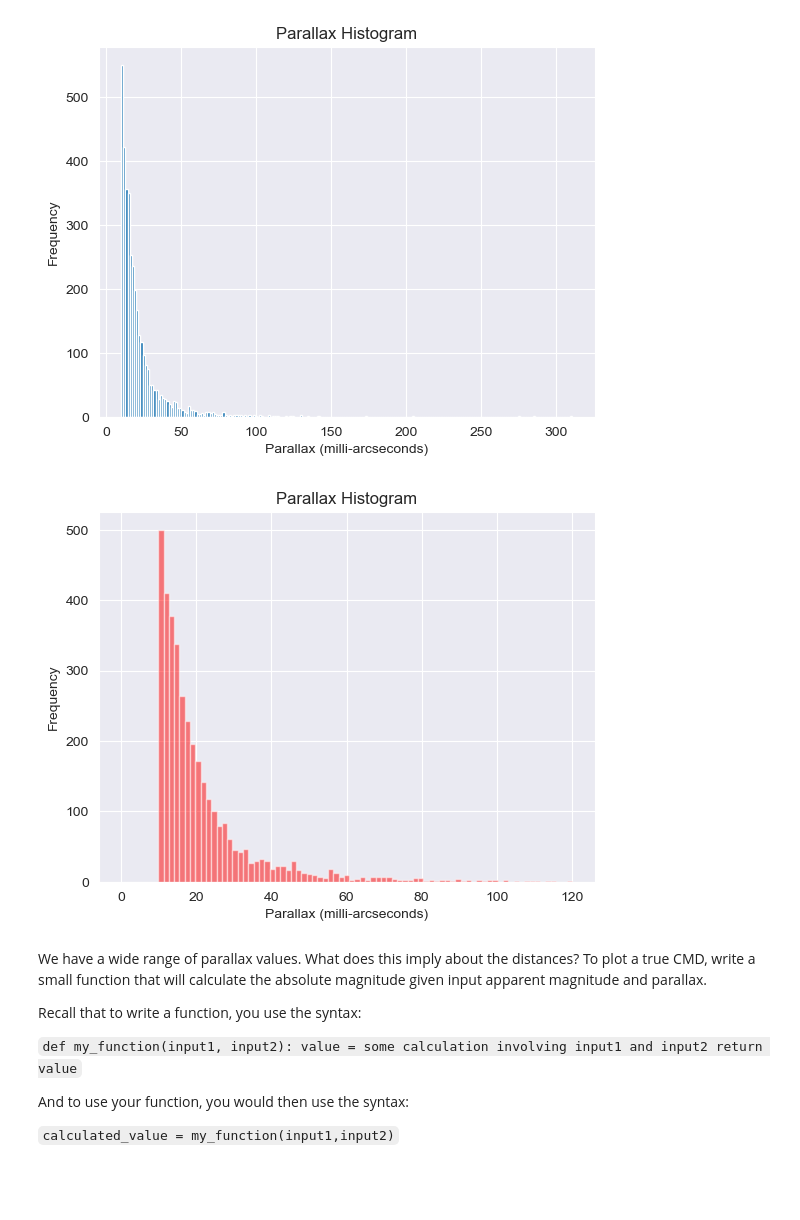
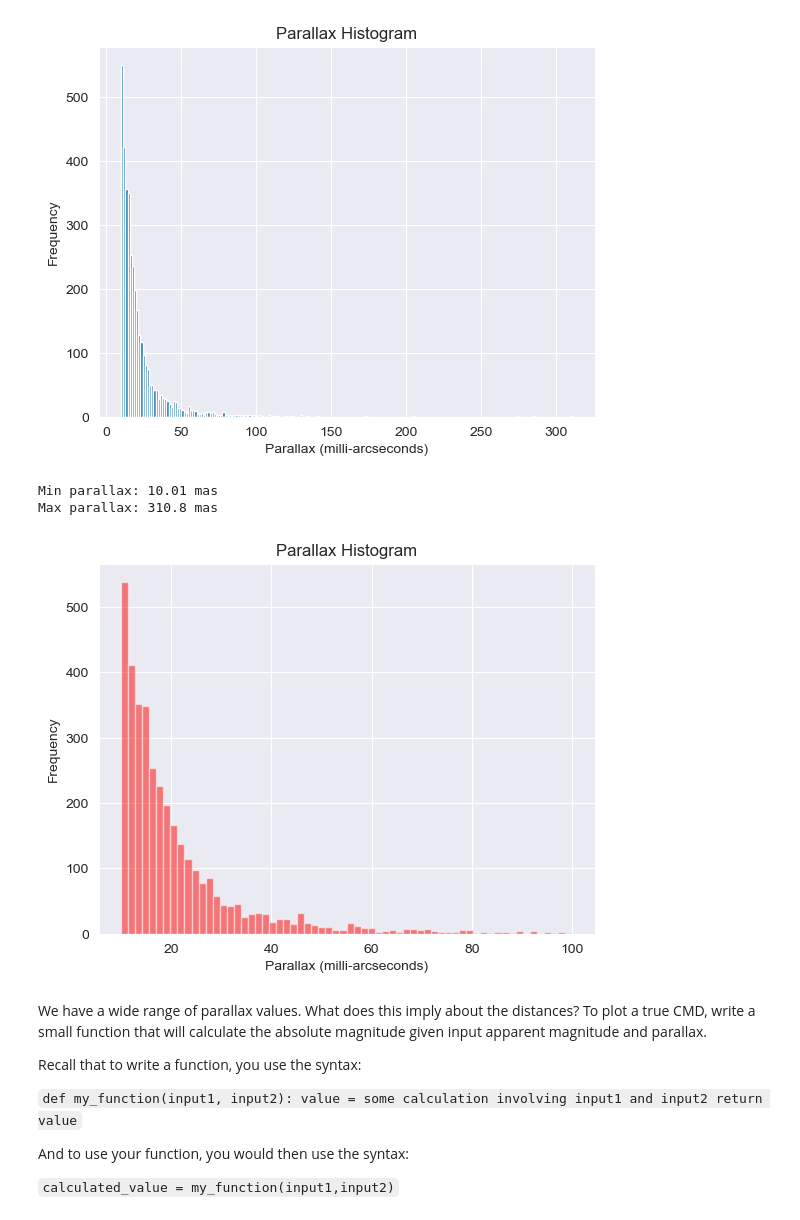
Before and after one commit to oscar066/Stellar-cluster-DataAnalysis, a Jupyter notebook: CMD_project_template.ipynb, the cells around one changed output. Drawn from its saved outputs; the diff is of its cells as text; code cells hidden in the pictures; blank space fills up the shorter version.

```diff
--- a/CMD_project_template.ipynb
+++ b/CMD_project_template.ipynb
@@ -111,19 +114,26 @@ plt.ylabel('Frequency')
 plt.show()
 # %% [output]
 [figure]
+# %%
+# Getting the min and max values of the parallax data
+print('Min parallax:', np.min(p), 'mas')
+print('Max parallax:', np.max(p), 'mas')
+# %% [output]
+Min parallax: 10.01 mas
+Max parallax: 310.8 mas
 # %%
 # Create a histogram of the parallax values
-plt.hist(p, bins='auto', range=(0, 120), color='red', alpha=0.5)
+plt.hist(p, bins='auto', range=(10, 100), color='red', alpha=0.5)
 
 # Add labels
 plt.title('Parallax Histogram')
 plt.xlabel('Parallax (milli-arcseconds)')
 plt.ylabel('Frequency')
 
 # Show the plot
 plt.show()
 # %% [output]
-[figure, old version]
+[figure, new version]
 # %% [markdown]
 We have a wide range of parallax values. What does this imply about the distances? To plot a true CMD, write a small function that will calculate the absolute magnitude given input apparent magnitude and parallax.
 
```
Also changed, not shown: parts of 21 cells of this notebook, 5 other files.
